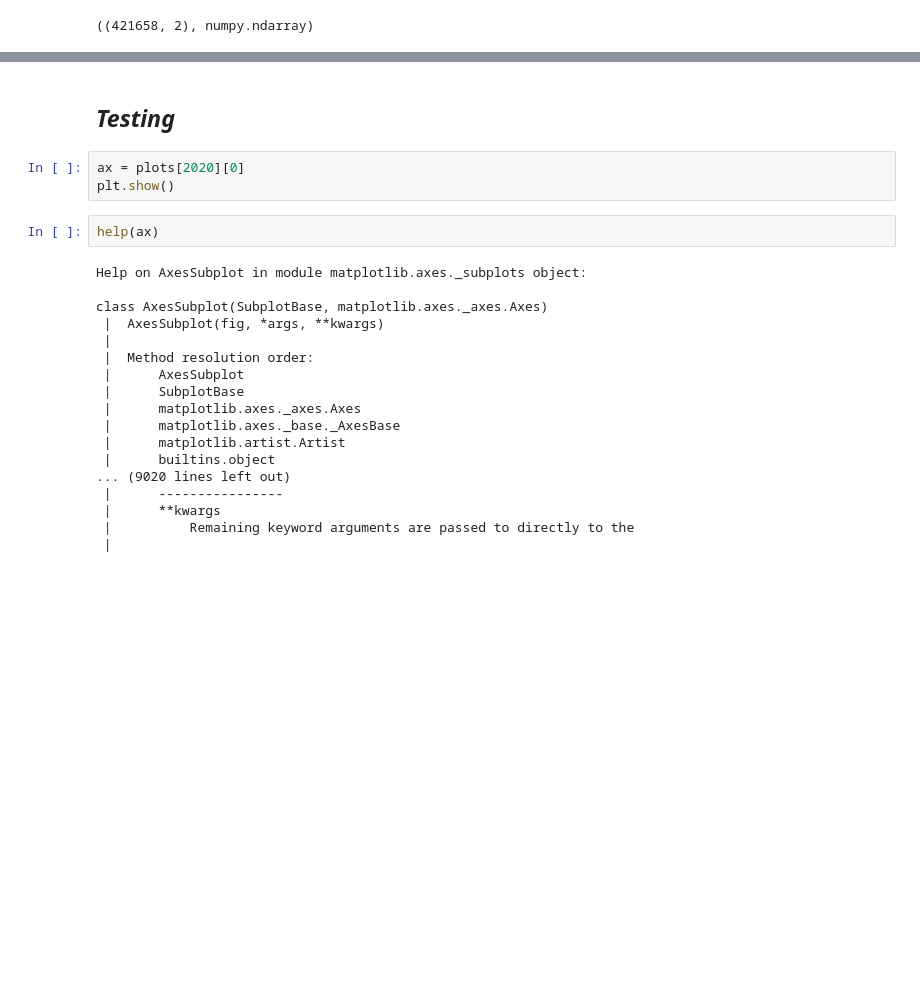
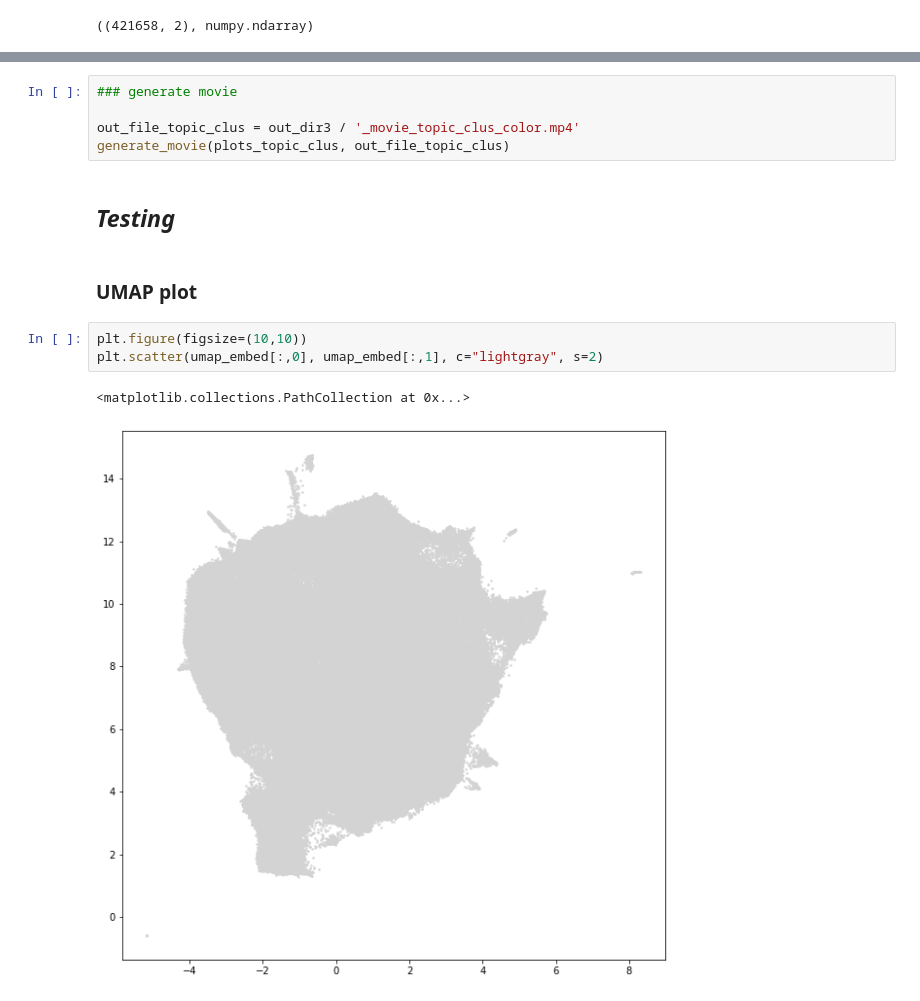
Before and after one commit to ShiuLab/plant_sci_hist, a Jupyter notebook: 9_wrap_up/script_9_4_suggested_analysis_2.ipynb, the cells around one changed output, grey strips where cells are left out. Drawn from its saved outputs; the diff is of its cells as text; blank space fills up the shorter version.

Commit message:
Finalize umap analysis

```diff
--- a/9_wrap_up/script_9_4_suggested_analysis_2.ipynb
+++ b/9_wrap_up/script_9_4_suggested_analysis_2.ipynb
@@ -381,25 +678,15 @@ KeyboardInterrupt:
+# %%
+### generate movie
+
+out_file_topic_clus = out_dir3 / '_movie_topic_clus_color.mp4'
+generate_movie(plots_topic_clus, out_file_topic_clus)
 # %% [markdown]
 ## ___Testing___
-# %%
-ax = plots[2020][0]
-plt.show()
-# %%
-help(ax)
-# %% [output]
-Help on AxesSubplot in module matplotlib.axes._subplots object:
-
-class AxesSubplot(SubplotBase, matplotlib.axes._axes.Axes)
- |  AxesSubplot(fig, *args, **kwargs)
- |
- |  Method resolution order:
- |      AxesSubplot
- |      SubplotBase
- |      matplotlib.axes._axes.Axes
- |      matplotlib.axes._base._AxesBase
- |      matplotlib.artist.Artist
- |      builtins.object
-... (9020 lines left out)
- |      ----------------
- |      **kwargs
- |          Remaining keyword arguments are passed to directly to the
- |
+# %% [markdown]
+### UMAP plot
+# %%
+plt.figure(figsize=(10,10))
+plt.scatter(umap_embed[:,0], umap_embed[:,1], c="lightgray", s=2)
+# %% [output]
+<matplotlib.collections.PathCollection at 0x...>
+[figure, added]
```
Also changed, not shown: parts of 37 cells of this notebook.
